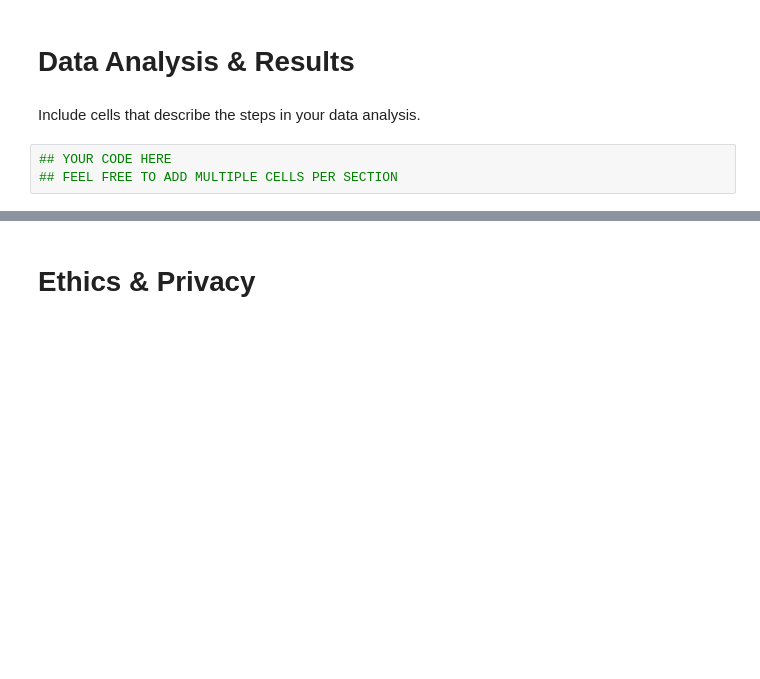
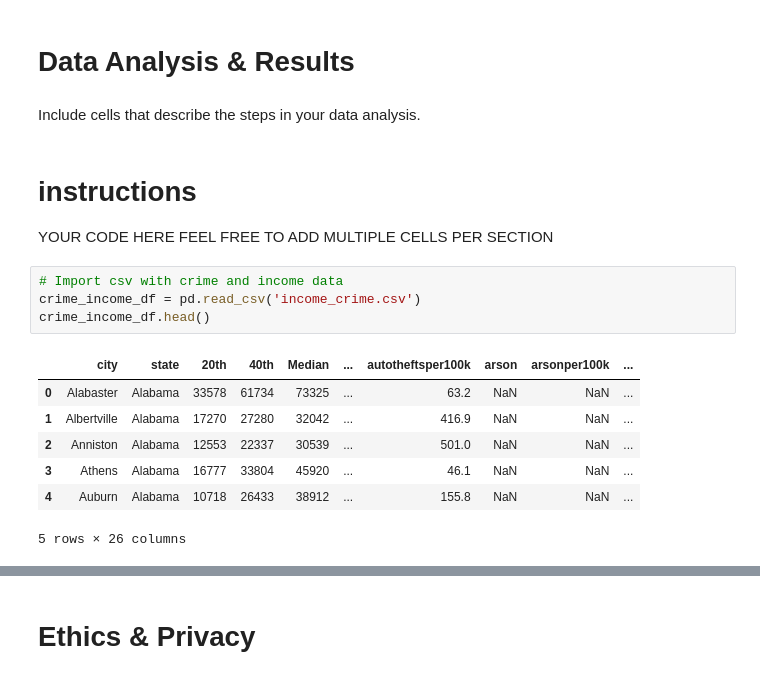
Before and after one commit to ewinterstorm/cogs108_finalproject, a Jupyter notebook: FinalProject.ipynb, the cells around one changed output, grey strips where cells are left out. Saved outputs shown, nothing was run; the diff lists cells and outputs as text; blank space fills up the shorter version.

```diff
--- a/FinalProject.ipynb
+++ b/FinalProject.ipynb
@@ -366,6 +674,19 @@ df.to_csv('income_county_crime.csv')
 # Data Analysis & Results
 # %% [markdown]
 Include cells that describe the steps in your data analysis.
-# %%
-## YOUR CODE HERE
-## FEEL FREE TO ADD MULTIPLE CELLS PER SECTION
+# %% [markdown]
+# instructions
+YOUR CODE HERE
+FEEL FREE TO ADD MULTIPLE CELLS PER SECTION
+# %%
+# Import csv with crime and income data
+crime_income_df = pd.read_csv('income_crime.csv')
+crime_income_df.head()
+# %% [output]
+|  | city | state | 20th | 40th | Median | ... | autotheftsper100k | arson | arsonper100k | ... |
+| 0 | Alabaster | Alabama | 33578 | 61734 | 73325 | ... | 63.2 | NaN | NaN | ... |
+| 1 | Albertville | Alabama | 17270 | 27280 | 32042 | ... | 416.9 | NaN | NaN | ... |
+| 2 | Anniston | Alabama | 12553 | 22337 | 30539 | ... | 501.0 | NaN | NaN | ... |
+| 3 | Athens | Alabama | 16777 | 33804 | 45920 | ... | 46.1 | NaN | NaN | ... |
+| 4 | Auburn | Alabama | 10718 | 26433 | 38912 | ... | 155.8 | NaN | NaN | ... |
+5 rows × 26 columns
```
Also changed, not shown: parts of 14 cells of this notebook.
